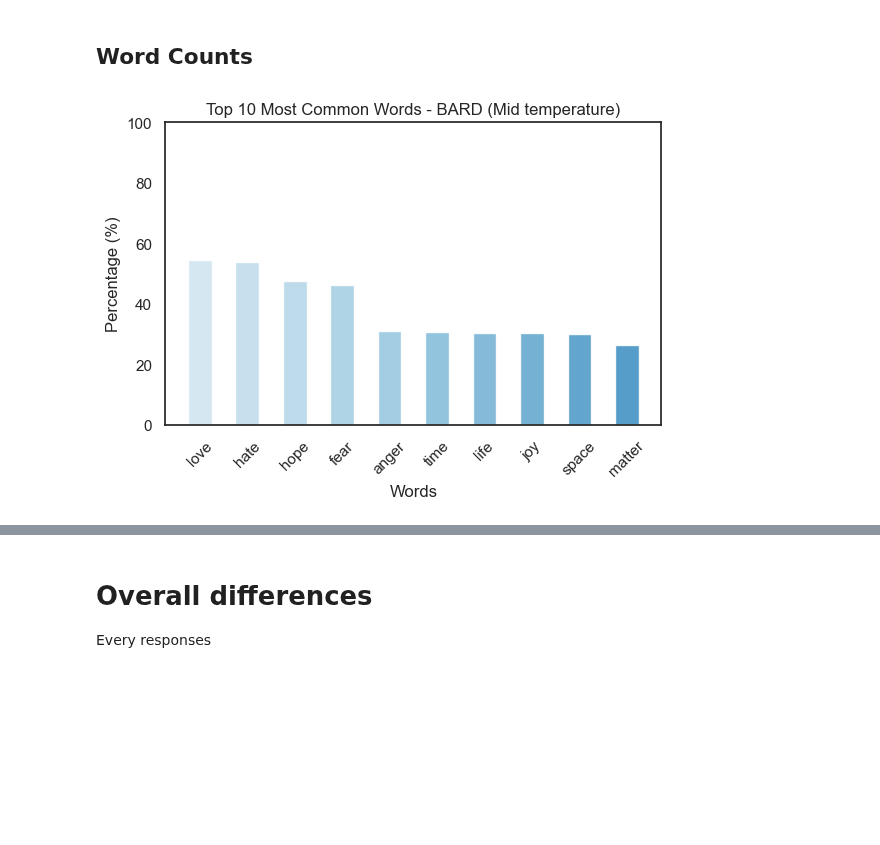
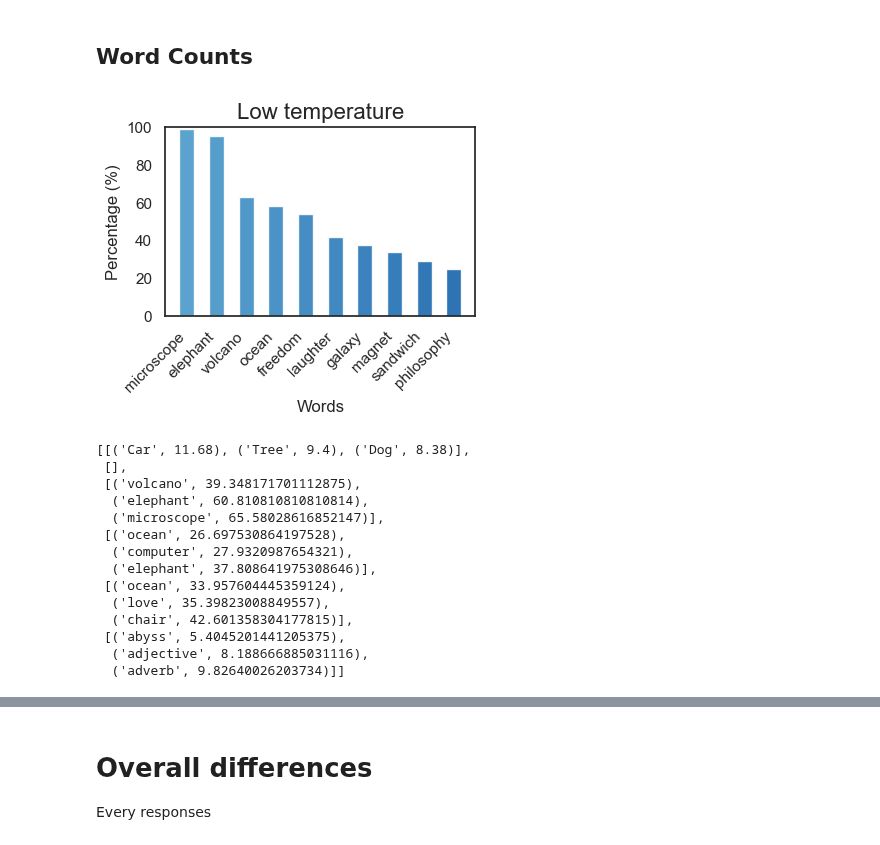
Before and after one commit to AntoineBellemare/DAT_GPT, a Jupyter notebook: scripts/visualization.ipynb, the cells around one changed output, grey strips where cells are left out. Cells and saved outputs as stored; diff of their text form; code cells hidden in the pictures; blank space fills up the shorter version.

```diff
--- a/scripts/visualization.ipynb
+++ b/scripts/visualization.ipynb
@@ -15,7 +15,7 @@ import matplotlib.pyplot as plt
 from statsmodels.stats.multitest import multipletests
 # %%
 # GloVe model from https://nlp.stanford.edu/projects/glove/
-model = dat.Model("glove.840B.300d.txt", "words.txt")
+model_dat = dat.Model("glove.840B.300d.txt", "words.txt")
 # %%
 colors = {'GPT3_low_DAT': '#FDB813',
           'GPT3_mid_DAT':'#EF6C00',
@@ -39,12 +39,18 @@ colors = {'GPT3_low_DAT': '#FDB813',
           'GPT4_mid_thes': '#A51645',
           'GPT4_mid_opp': '#BBA600',
           'GPT4_mid_rnd':'#4A3280',
-          'BARD':'peru',
+          'BARD_mid_DAT':'peru',
+          'BARD_mid_control':'#DEC3A3',
           'CLAUDE_low_DAT':'#FDB813',
           'CLAUDE_mid_DAT':'teal',
           'CLAUDE_high_DAT':'#D32F2F',
-          'CLAUDE_mid_control':'#EEE8AA',
-          'pythia':'turquoise'}
+          'CLAUDE_mid_control':'#1ACCCC',
+          'PYTHIA_mid_DAT':'#603080',
+          'PYTHIA_mid_control':'#BF9FDF',
+          'Stable_LM_sai_mid_DAT':'darkgreen',
+          'Stable_LM_sai_mid_control':'#80FF80',
+          'Stable_LM_open_mid_DAT':'deeppink',
+          'Stable_LM_open_mid_control':'pink',}
 
 #colors = {'GPT3_mid_ety': '#26A69A',
 #          'GPT3_mid_thes': '#D81B60',
@@ -90,7 +96,7 @@ plot_distributions(colors)
 filename = "study2.tsv"
 
 # read the data into a DataFrame
-df = pd.read_csv(filename, sep='\t')
+df_human = pd.read_csv(filename, sep='\t')
 
 # extract the "dat" column as a list of floats
-dat_study = df['dat'].astype(float).tolist()
+dat_study = df_human['dat'].astype(float).tolist()
@@ -245,7 +246,11 @@ for file in sorted(os.listdir(data_path)):
                 condition = 'Mid'
             elif 'temp0.2' in file:
                 condition = 'Low'
+            elif 'temp0.9' in file:
+                condition = 'High'
             elif 'temp1.0' and 'pythia' in file:
+                condition = 'High'
+            elif 'temp1.2' and 'claude' in file:
                 condition = 'High'
             else:
                 condition = 'Mid'
@@ -259,11 +264,15 @@ for file in sorted(os.listdir(data_path)):
                 llm = 'BARD'
             elif 'pythia' in file:
                 llm = 'PYTHIA'
+            elif 'oasst_stablelm' in file:
+                llm = 'Stable_LM_open'
+            elif 'stablelm' in file:
+                llm = 'Stable_LM_sai'
             else:
                 llm = 'GPT3'
 
             # Loop through each word in the list
-            score = model.dat(words)
+            score = model_dat.dat(words)
 
             # Append the results to the dictionary
             results_dict['Temperature'].append(condition)
@@ -345,22 +408,40 @@ def normalize_filter(df):
 # %%
-from multiple_test import create_bar_plot, most_common_words
+from multiple_test import most_common_words
 import collections
 
-modelname = 'BARD'
-temp = 'Mid'
+modelname = 'GPT4'
+temp = 'Low'
 strategy = 'Original instructions'
-palette = 'RdBu'
+palette = 'Blues'
 n_words = 10
 
 df = results_df.loc[(results_df['Model']==modelname) & (results_df['Strategy']==strategy ) &
                     ((results_df['Temperature']==temp))]
 
 # Use explode to create a new row for each word
 all_words = [word for word_list in df['Words'] for word in word_list]
 all_words = df['Words'].tolist()
 n_lists = len(all_words)
 all_words = [word for sublist in all_words for word in sublist]
 
-create_bar_plot(most_common_words(all_words, n_words), n_lists=n_lists, ylim=(0, 100), alpha=0.9, palette_name=palette, save=True, modelname=modelname, temp=temp, strategy=strategy)
+create_bar_plot(most_common_words(all_words, n_words), n_lists=n_lists, ylim=(0, 100), alpha=0.9, palette_name=palette,
+                save=True, modelname=modelname, temp=temp, strategy=strategy)
 # %% [output]
-[figure, old version]
+[figure, new version]
+# %%
+model_word_counts
+# %% [output]
+[[('Car', 11.68), ('Tree', 9.4), ('Dog', 8.38)],
+ [],
+ [('volcano', 39.348171701112875),
+  ('elephant', 60.810810810810814),
+  ('microscope', 65.58028616852147)],
+ [('ocean', 26.697530864197528),
+  ('computer', 27.9320987654321),
+  ('elephant', 37.808641975308646)],
+ [('ocean', 33.957604445359124),
+  ('love', 35.39823008849557),
+  ('chair', 42.601358304177815)],
+ [('abyss', 5.4045201441205375),
+  ('adjective', 8.188666885031116),
+  ('adverb', 9.82640026203734)]]
```
Also changed, not shown: parts of 21 cells of this notebook.
